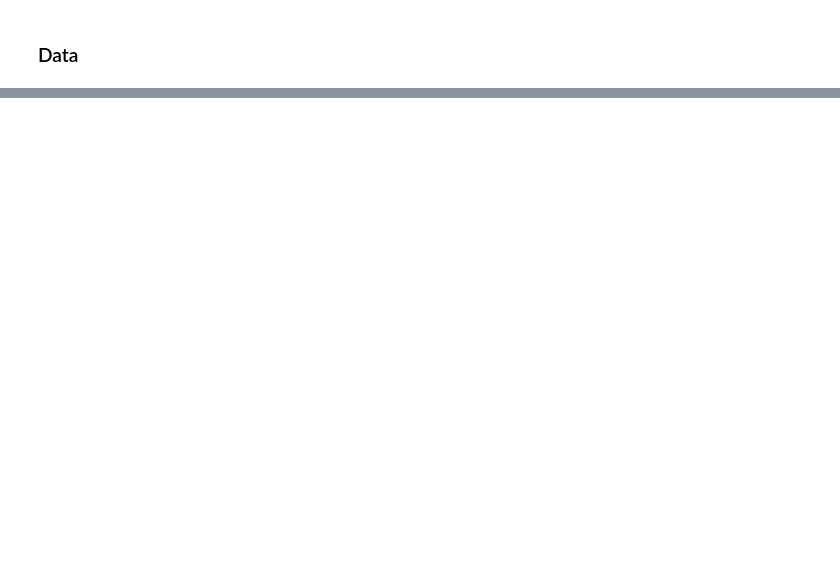
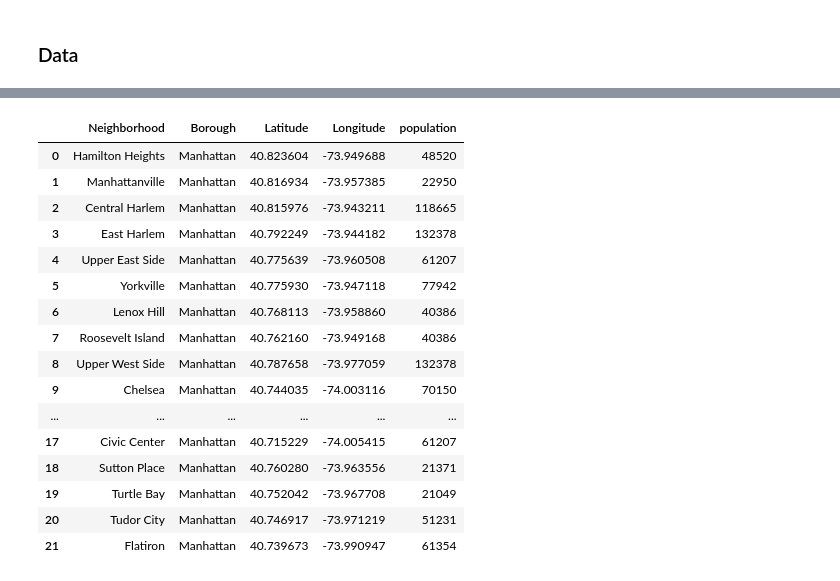
Before and after one commit to XiyueWang/IBM_data_science_coursera_capstone, a Jupyter notebook: A Battle of Neighbors.ipynb, the cells around one changed output, grey strips where cells are left out. Drawn from its saved outputs; the diff is of its cells as text; code cells hidden in the pictures; blank space fills up the shorter version.

```diff
--- a/A Battle of Neighbors.ipynb
+++ b/A Battle of Neighbors.ipynb
@@ -97,0 +419,11 @@ Next, we will use these three datasets to perform a KMeans clustering study to i
+# %%
+# set number of clusters
+mahattan_grouped_clustering = manhattan_grouped.drop('Neighborhood', 1)
+# run k-means clustering
+kmeans = KMeans(n_clusters=5, random_state=0).fit(mahattan_grouped_clustering)
+# check cluster labels generated for each row in the dataframe
+manhattan_grouped['cluster'] = kmeans.labels_
+# %%
+# merge toronto_grouped with toronto_data to add latitude/longitude for each neighborhood
+manhattan_merge = pd.merge(df_manhattan, manhattan_grouped, on='Neighborhood')
+manhattan_merge.head() # check the last columns!
@@ -97,0 +728,26 @@ Next, we will use these three datasets to perform a KMeans clustering study to i
+# %%
+manhattan_filter = df_manhattan.set_index('Neighborhood')
+manhattan_filter = manhattan_filter.loc[manhattan_merge[manhattan_merge.cluster.isin([2,4])]['Neighborhood'].unique()]
+manhattan_filter = manhattan_filter.reset_index()
+# %%
+manhattan_filter['population'] = [48520,22950,118665,132378,61207,77942,40386,40386,132378,70150,51231,66880,21371,46746,55929,39699,72957,61207,21371,21049,51231, 61354]
+# %%
+manhattan_filter
+# %% [output]
+|  | Neighborhood | Borough | Latitude | Longitude | population |
+| 0 | Hamilton Heights | Manhattan | 40.823604 | -73.949688 | 48520 |
+| 1 | Manhattanville | Manhattan | 40.816934 | -73.957385 | 22950 |
+| 2 | Central Harlem | Manhattan | 40.815976 | -73.943211 | 118665 |
+| 3 | East Harlem | Manhattan | 40.792249 | -73.944182 | 132378 |
+| 4 | Upper East Side | Manhattan | 40.775639 | -73.960508 | 61207 |
+| 5 | Yorkville | Manhattan | 40.775930 | -73.947118 | 77942 |
+| 6 | Lenox Hill | Manhattan | 40.768113 | -73.958860 | 40386 |
+| 7 | Roosevelt Island | Manhattan | 40.762160 | -73.949168 | 40386 |
+| 8 | Upper West Side | Manhattan | 40.787658 | -73.977059 | 132378 |
+| 9 | Chelsea | Manhattan | 40.744035 | -74.003116 | 70150 |
+| ... | ... | ... | ... | ... | ... |
+| 17 | Civic Center | Manhattan | 40.715229 | -74.005415 | 61207 |
+| 18 | Sutton Place | Manhattan | 40.760280 | -73.963556 | 21371 |
+| 19 | Turtle Bay | Manhattan | 40.752042 | -73.967708 | 21049 |
+| 20 | Tudor City | Manhattan | 40.746917 | -73.971219 | 51231 |
+| 21 | Flatiron | Manhattan | 40.739673 | -73.990947 | 61354 |
```
Also changed, not shown: parts of 131 cells of this notebook, 5 other files.
